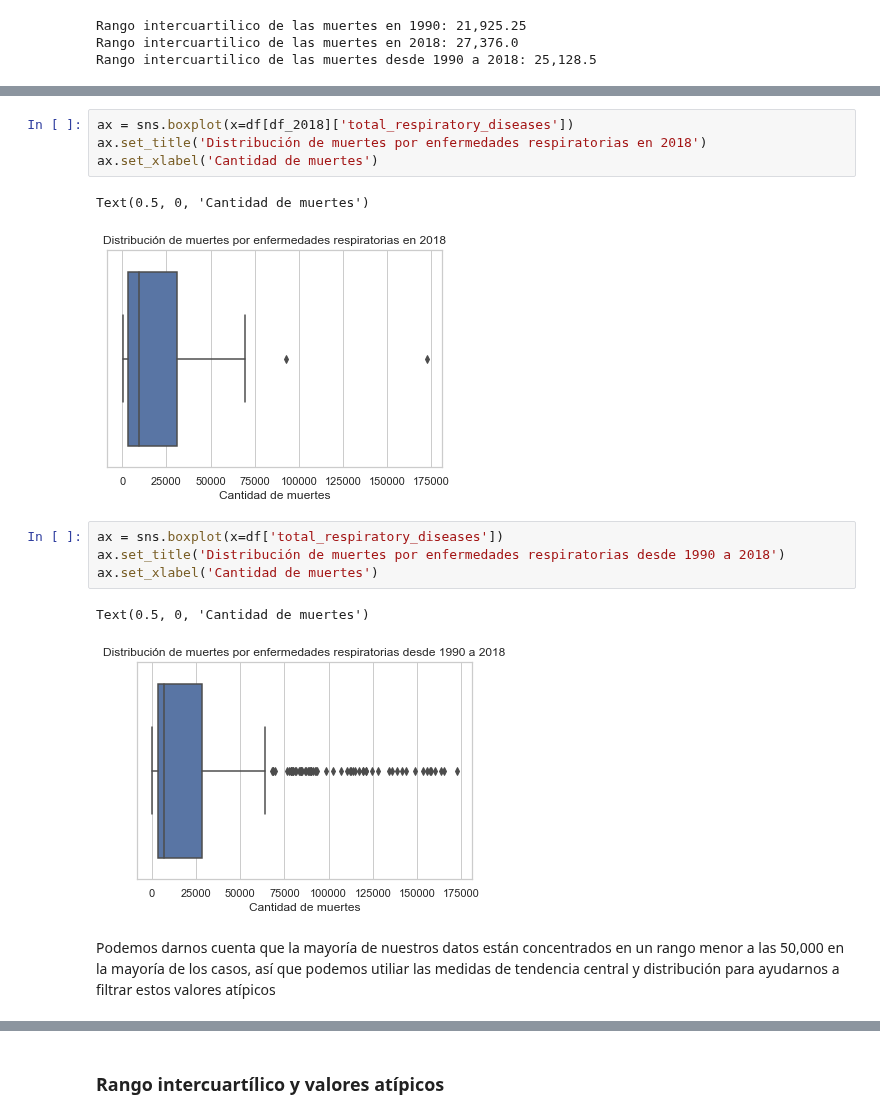
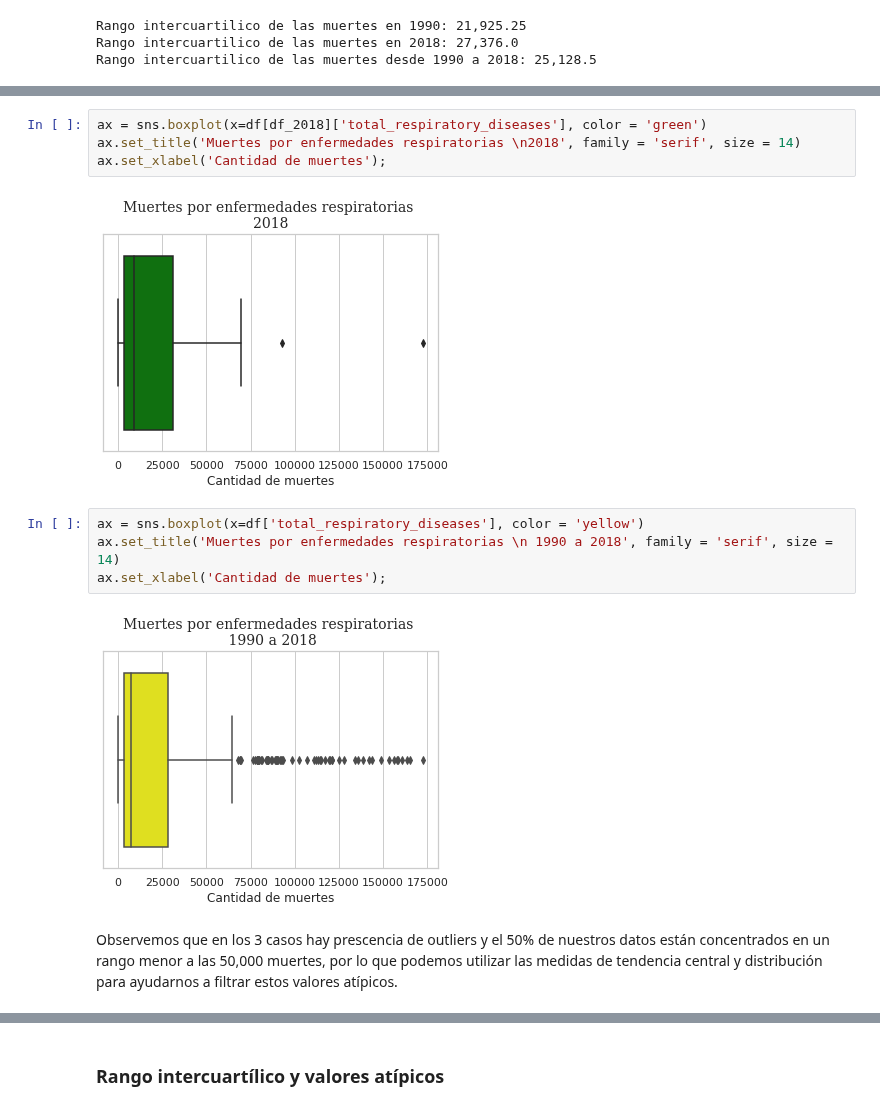
Before and after one commit to LIZZETHGOMEZ/Data-Science-Fase-3-BEDU-Santander, a Jupyter notebook: Notebook.ipynb, the cells around one changed output, grey strips where cells are left out. Saved outputs shown, nothing was run; the diff lists cells and outputs as text.

```diff
--- a/Notebook.ipynb
+++ b/Notebook.ipynb
@@ -399,16 +416,14 @@ Text(0.5, 0, 'Cantidad de muertes')
 # %%
-ax = sns.boxplot(x=df[df_2018]['total_respiratory_diseases'])
-ax.set_title('Distribución de muertes por enfermedades respiratorias en 2018')
-ax.set_xlabel('Cantidad de muertes')
+ax = sns.boxplot(x=df[df_2018]['total_respiratory_diseases'], color = 'green')
+ax.set_title('Muertes por enfermedades respiratorias \n2018', family = 'serif', size = 14)
+ax.set_xlabel('Cantidad de muertes');
 # %% [output]
-Text(0.5, 0, 'Cantidad de muertes')
-[figure, old version]
+[figure, new version]
 # %%
-ax = sns.boxplot(x=df['total_respiratory_diseases'])
-ax.set_title('Distribución de muertes por enfermedades respiratorias desde 1990 a 2018')
-ax.set_xlabel('Cantidad de muertes')
+ax = sns.boxplot(x=df['total_respiratory_diseases'], color = 'yellow')
+ax.set_title('Muertes por enfermedades respiratorias \n 1990 a 2018', family = 'serif', size = 14)
+ax.set_xlabel('Cantidad de muertes');
 # %% [output]
-Text(0.5, 0, 'Cantidad de muertes')
-[figure, old version]
+[figure, new version]
 # %% [markdown]
-Podemos darnos cuenta que la mayoría de nuestros datos están concentrados en un rango menor a las 50,000 en la mayoría de los casos, así que podemos utiliar las medidas de tendencia central y distribución para ayudarnos a filtrar estos valores atípicos
+Observemos que en los 3 casos hay prescencia de outliers y el 50% de nuestros datos están concentrados en un rango menor a las 50,000 muertes, por lo que podemos utilizar las medidas de tendencia central y distribución para ayudarnos a filtrar estos valores atípicos.
```
Also changed, not shown: parts of 19 cells of this notebook.
